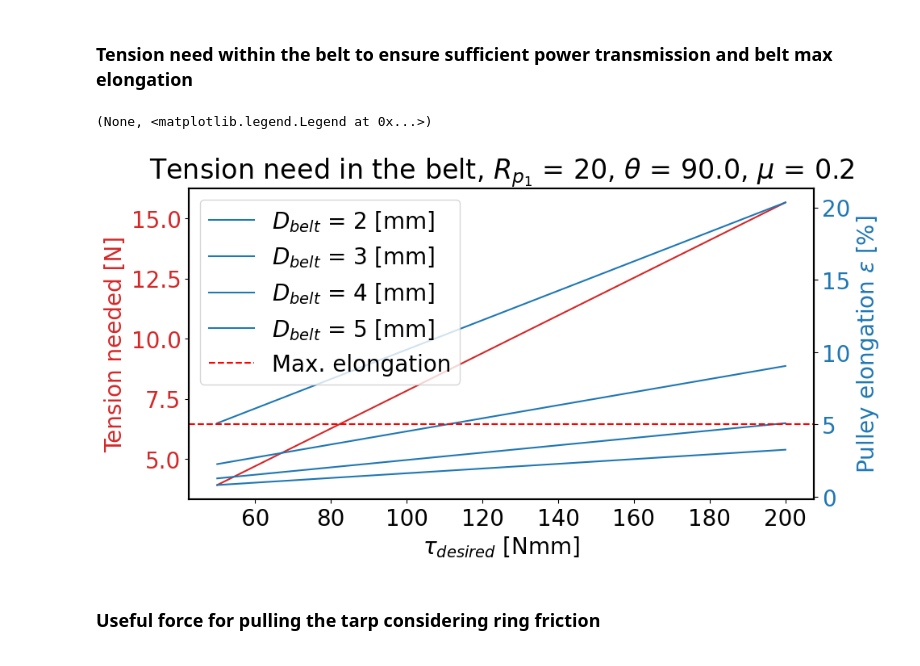
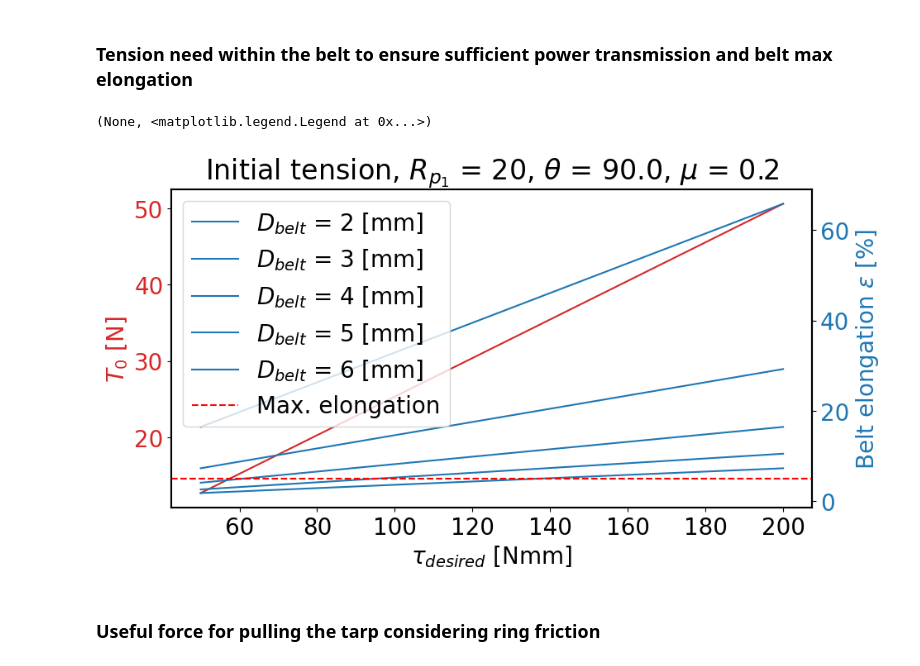
Before and after one commit to CedricFont/MPDD, a Jupyter notebook: Backhand_computations.ipynb, the cells around one changed output. Saved outputs shown, nothing was run; the diff lists cells and outputs as text; code cells hidden in the pictures.

```diff
--- a/Backhand_computations.ipynb
+++ b/Backhand_computations.ipynb
@@ -93,44 +93,68 @@ plt.xlabel(r'$\tau_m \ [Nmm]$'), plt.axhline(linestyle='dashed'), plt.ylabel('Fo
 # Belt tension ################################
 mu = .2 # Wet friction coefficient between polyurethane and steel (belt and pulley materials)
 Rp1 = 20
-tau_desired = [50,80,100,130,150,200] # [Nmm], motor torque
+tau_desired = np.array([50,80,100,130,150,200]) # [Nmm], motor torque
 theta = np.deg2rad(90) # Enrolling angle around the pulley
 
 Tension = lambda Rp1, mu, theta, tau: tau/(Rp1*(np.exp(mu*theta)-1/np.exp(mu*theta)))
 
 T_needed = Tension(Rp1, mu, theta, tau_desired)
 
+# Initial tension v2 ###########################
+T0 = lambda mu, theta, FU: (2*np.exp(mu*theta) + 1)/(2*(np.exp(mu*theta)-1))*FU
+
+T0_m = T0(mu,theta,tau_desired/Rp1)
+
 # Belt elongation ##############################
 E = 24.5 # [N/mm2], polyurethane Young's modulus
-diameter = [2,3,4,5]
+diameter = [2,3,4,5,6]
 section = np.square(diameter)*np.pi/4
 
 epsilon = lambda E, T, section: T/(section*E) # Relative elongation
 epsilon1 = np.empty(shape=[len(section),len(T_needed)])
 for i in range(len(section)):
-    epsilon1[i,:] = epsilon(E,T_needed,section[i])
+    epsilon1[i,:] = epsilon(E,T0_m,section[i])
 
 plt.rcParams['font.size'] = 20
 fig, ax1 = plt.subplots(figsize=(10,5))
-ax1.set_title(r'Tension need in the belt, $R_{p_1}$ = '+str(Rp1)+r', $\theta$ = '+str(np.rad2deg(theta))+', $\mu$ = '+str(mu))
+ax1.set_title(r'Initial tension, $R_{p_1}$ = '+str(Rp1)+r', $\theta$ = '+str(np.rad2deg(theta))+', $\mu$ = '+str(mu))
 
 color = 'tab:red'
 ax1.set_xlabel(r'$\tau_{desired}$ [Nmm]')
-ax1.set_ylabel('Tension needed [N]', color=color)
-ax1.plot(tau_desired, T_needed, color=color)
+ax1.set_ylabel(r'$T_0$ [N]', color=color)
+ax1.plot(tau_desired, T0_m, color=color)
 ax1.tick_params(axis='y', labelcolor=color)
 
 ax2 = ax1.twinx()  # instantiate a second axes that shares the same x-axis
 
 color = 'tab:blue'
-ax2.set_ylabel(r'Pulley elongation $\epsilon$ [%]', color=color)  # we already handled the x-label with ax1
+ax2.set_ylabel(r'Belt elongation $\epsilon$ [%]', color=color)  # we already handled the x-label with ax1
 for i in range(len(section)):
     ax2.plot(tau_desired, 100*epsilon1[i,:], color=color, label=r'$D_{belt}$ = '+str(diameter[i])+' [mm]')
 ax2.axhline(y = 5, color = 'r', linestyle = 'dashed', label='Max. elongation')
 ax2.tick_params(axis='y', labelcolor=color), ax2.legend()
+
+# plt.rcParams['font.size'] = 20
+# fig, ax1 = plt.subplots(figsize=(10,5))
+# ax1.set_title(r'Tension needed in the belt, $R_{p_1}$ = '+str(Rp1)+r', $\theta$ = '+str(np.rad2deg(theta))+', $\mu$ = '+str(mu))
+
+# color = 'tab:red'
+# ax1.set_xlabel(r'$\tau_{desired}$ [Nmm]')
+# ax1.set_ylabel('Tension needed [N]', color=color)
+# ax1.plot(tau_desired, T_needed, color=color)
+# ax1.tick_params(axis='y', labelcolor=color)
+
+# ax2 = ax1.twinx()  # instantiate a second axes that shares the same x-axis
+
+# color = 'tab:blue'
+# ax2.set_ylabel(r'Belt elongation $\epsilon$ [%]', color=color)  # we already handled the x-label with ax1
+# for i in range(len(section)):
+#     ax2.plot(tau_desired, 100*epsilon1[i,:], color=color, label=r'$D_{belt}$ = '+str(diameter[i])+' [mm]')
+# ax2.axhline(y = 5, color = 'r', linestyle = 'dashed', label='Max. elongation')
+# ax2.tick_params(axis='y', labelcolor=color), ax2.legend()
 # %% [output]
 (None, <matplotlib.legend.Legend at 0x...>)
-[figure, old version]
+[figure, new version]
 # %% [markdown]
 ### Useful force for pulling the tarp considering ring friction
 # %%
```
